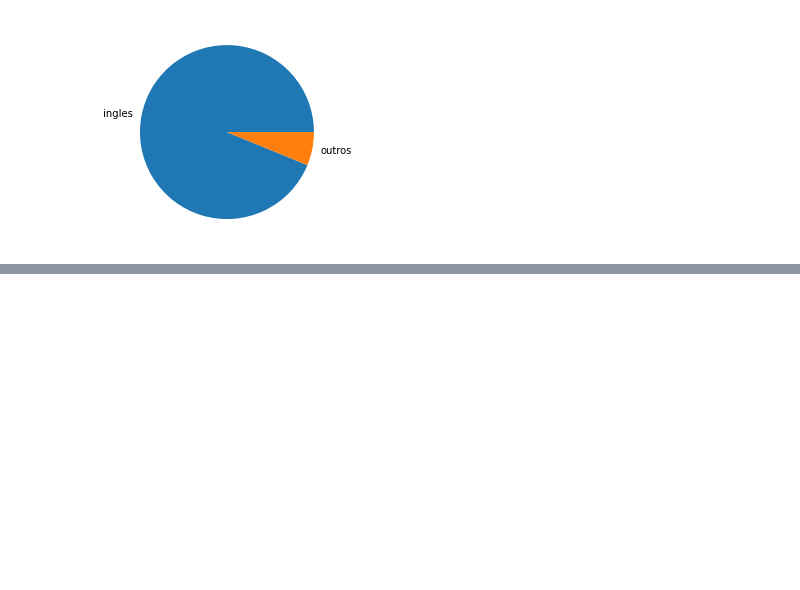
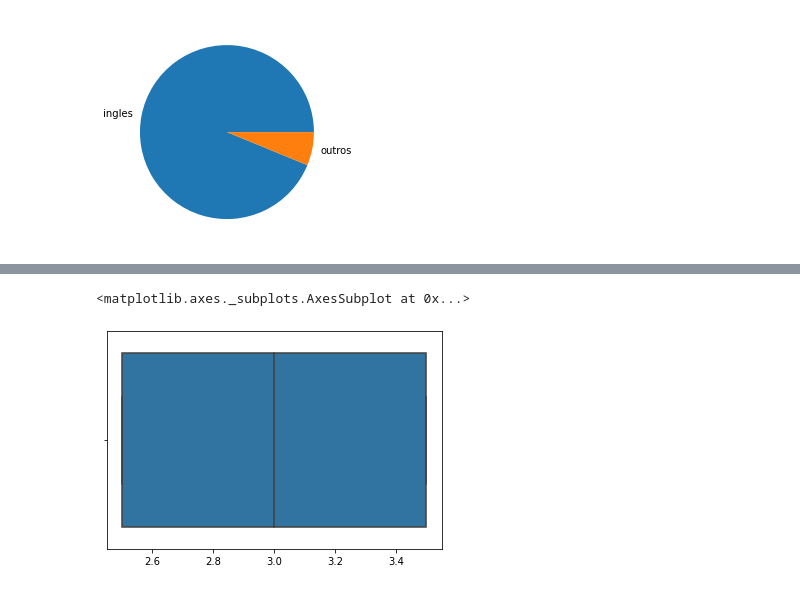
Before and after one commit to lucian-bonifacio/curso-python, a Jupyter notebook: formacao-datascience-alura/Introdução a Data Science.ipynb, the cells around one changed output, grey strips where cells are left out. Saved outputs shown, nothing was run; the diff lists cells and outputs as text; code cells hidden in the pictures; blank space fills up the shorter version.

```diff
--- a/formacao-datascience-alura/Introdução a Data Science.ipynb
+++ b/formacao-datascience-alura/Introdução a Data Science.ipynb
@@ -273,0 +341,5 @@ sns.catplot(x='original_language', kind='count', data=filmes_sem_lingua_original
+# %%
+sns.boxplot(filme1)
+# %% [output]
+<matplotlib.axes._subplots.AxesSubplot at 0x...>
+[figure, added]
```
Also changed, not shown: parts of 21 cells of this notebook.
